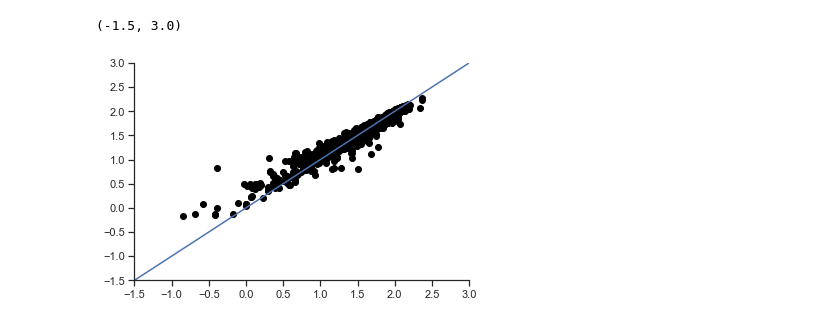
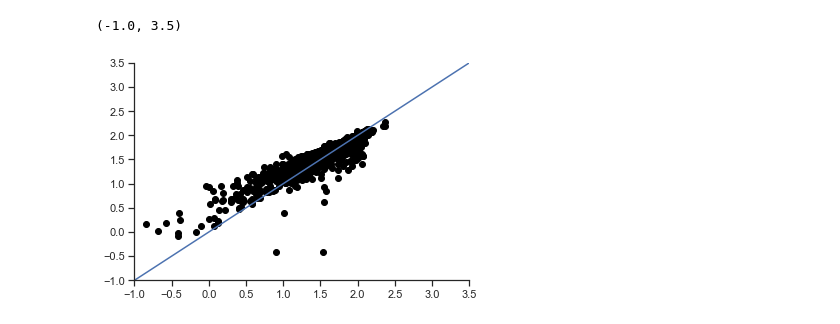
Before and after one commit to Boss-chemAIst/Nanoparticle_cytotoxicity, a Jupyter notebook: models/Random_Forest_Regressor.ipynb, the cells around one changed output. Saved outputs shown, nothing was run; the diff lists cells and outputs as text; code cells hidden in the pictures.

```diff
--- a/models/Random_Forest_Regressor.ipynb
+++ b/models/Random_Forest_Regressor.ipynb
@@ -59,0 +95,7 @@ del x_cat['Unnamed: 0']
+# %%
+x = pd.merge(x, descs_sorted)
+
+x_y = pd.concat([x,y], axis=1)
+# %%
+x_y = x_y.dropna()
+del x_y['material']
@@ -60,5 +118,6 @@ del x_cat['Unnamed: 0']
 # %%
-x = pd.concat([x_cat,x_num], axis=1)
+y = np.log10(x_y.loc[:, 'viability (%)']+0.00001)
+x = x_y.loc[:, x_y.columns != 'viability (%)']
 
 bins = np.linspace(0, 4, 1)
 y_binned = np.digitize(y, bins)
@@ -66,22 +125,22 @@ y_binned = np.digitize(y, bins)
 x_train, x_test, y_train, y_test = train_test_split(x, y, test_size=0.2, random_state=0, stratify=y_binned)
 # %%
 from sklearn.ensemble import RandomForestRegressor
-regressor = RandomForestRegressor(n_estimators=500, min_samples_leaf=1, criterion='absolute_error')
+regressor = RandomForestRegressor(n_estimators=50, min_samples_leaf=1, criterion='absolute_error')
 
 regressor.fit(x_train, y_train)
 y_pred = regressor.predict(x_test)
 y1_pred = regressor.predict(x_train)
 # %%
-min = -1.5
-max = 3
+min = -1
+max = 3.5
 
 plt.plot(y_train, y1_pred, 'o', color='black')
 plt.plot([min,max], [min,max])
 plt.xlim(min,max)
 plt.ylim(min,max)
 # %% [output]
-(-1.5, 3.0)
+(-1.0, 3.5)
-[figure, old version]
+[figure, new version]
 # %%
 from sklearn.model_selection import cross_val_score
 
```
Also changed, not shown: parts of 13 cells of this notebook.
